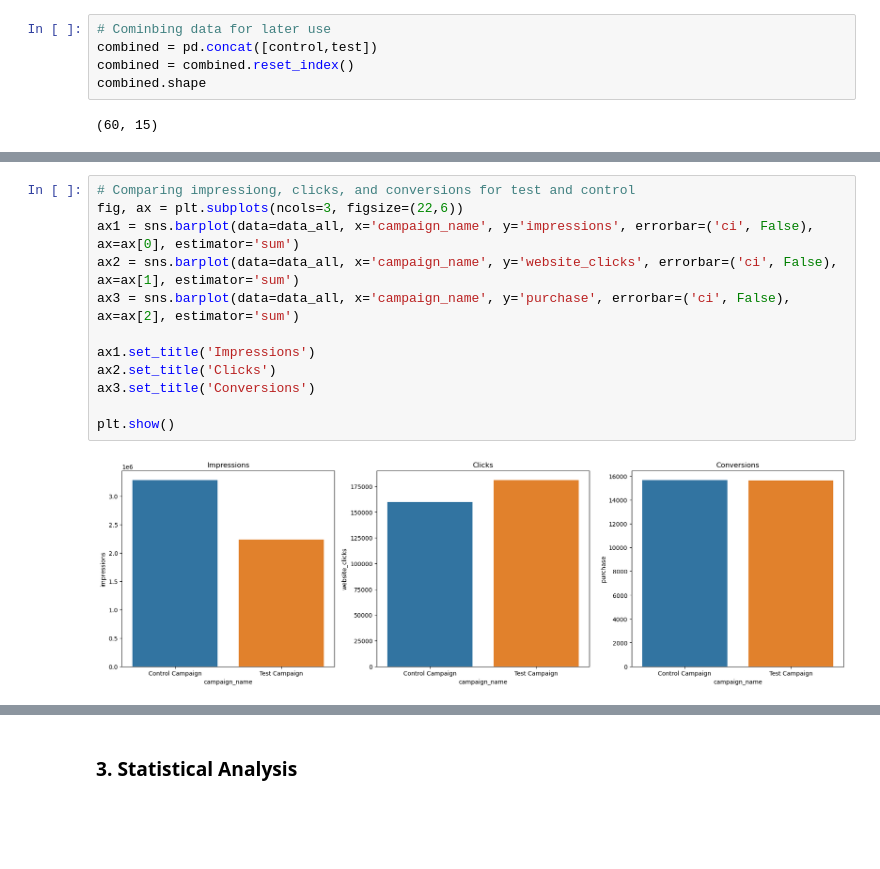
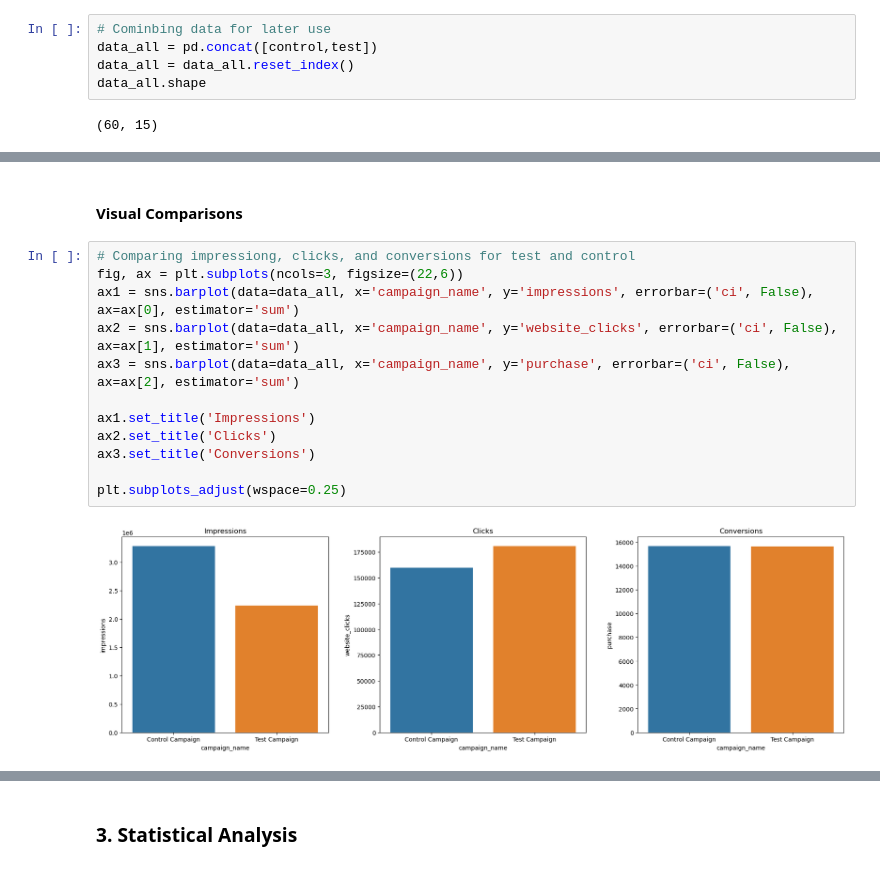
Before and after one commit to akiraloli/campaign-analysis-ab-testing, a Jupyter notebook: ab_testing_campaign.ipynb, the cells around one changed output, grey strips where cells are left out. Saved outputs shown, nothing was run; the diff lists cells and outputs as text; blank space fills up the shorter version.

```diff
--- a/ab_testing_campaign.ipynb
+++ b/ab_testing_campaign.ipynb
@@ -217,8 +215,8 @@ test.head()
 | 4 | Test Campaign | 2019-08-05 | 2297 | 114295 | 95138 | 5863 | 2106 | 858 | ... |
 # %%
 # Cominbing data for later use
-combined = pd.concat([control,test])
-combined = combined.reset_index()
-combined.shape
+data_all = pd.concat([control,test])
+data_all = data_all.reset_index()
+data_all.shape
 # %% [output]
 (60, 15)
@@ -242,17 +223,19 @@ plt.show()
+# %% [markdown]
+#### Visual Comparisons
 # %%
 # Comparing impressiong, clicks, and conversions for test and control
 fig, ax = plt.subplots(ncols=3, figsize=(22,6))
 ax1 = sns.barplot(data=data_all, x='campaign_name', y='impressions', errorbar=('ci', False), ax=ax[0], estimator='sum')
 ax2 = sns.barplot(data=data_all, x='campaign_name', y='website_clicks', errorbar=('ci', False), ax=ax[1], estimator='sum')
 ax3 = sns.barplot(data=data_all, x='campaign_name', y='purchase', errorbar=('ci', False), ax=ax[2], estimator='sum')
 
 ax1.set_title('Impressions')
 ax2.set_title('Clicks')
 ax3.set_title('Conversions')
 
-plt.show()
+plt.subplots_adjust(wspace=0.25)
 # %% [output]
-[figure, old version]
+[figure, new version]
 # %%
 # Comparing CTR, CR, CPC, and CPA for test and control
 fig, ax = plt.subplots(ncols=4, figsize=(22,6))
```
Also changed, not shown: parts of 8 cells of this notebook.
